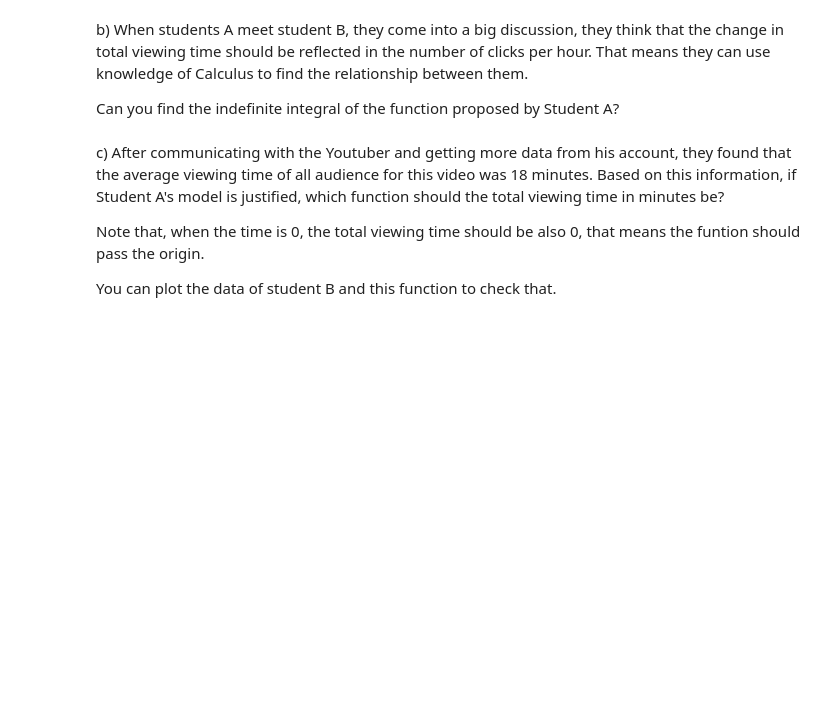
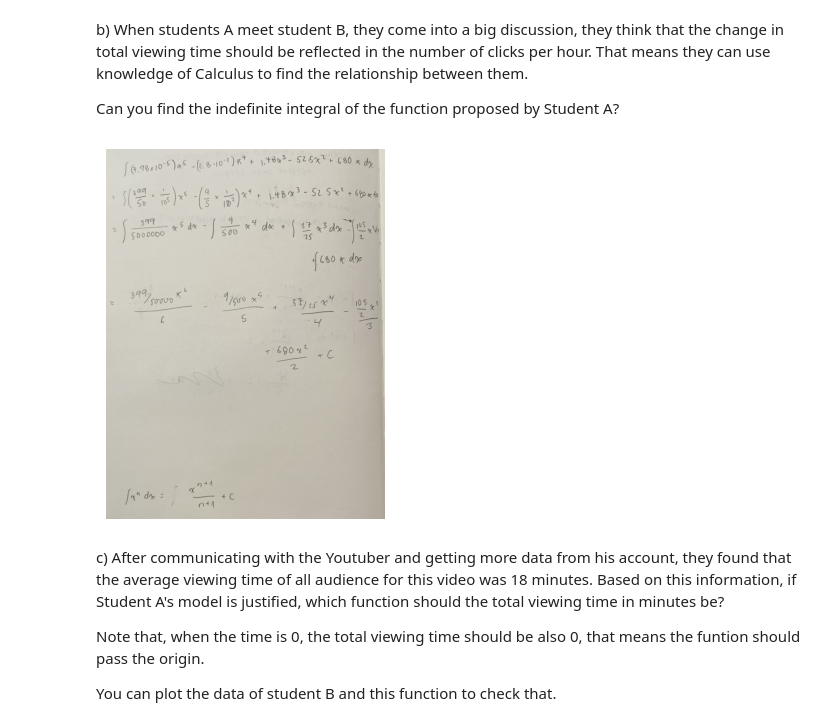
Before and after one commit to 12417100830158/computational-thinking-week-individual-15388913, a Jupyter notebook: challenge_calculus/Review_Calculus.ipynb, the cells around one changed output. Cells and saved outputs as stored; diff of their text form; code cells hidden in the pictures; blank space fills up the shorter version.

```diff
--- a/challenge_calculus/Review_Calculus.ipynb
+++ b/challenge_calculus/Review_Calculus.ipynb
@@ -76,6 +96,18 @@ where x is the past time in hour and y is the clicks. Can you plot the data and
 b) When students A meet student B, they come into a big discussion, they think that the change in total viewing time should be reflected in the number of clicks per hour. That means they can use knowledge of Calculus to find the relationship between them.
 
 Can you find the indefinite integral of the function proposed by Student A?
+# %%
+import matplotlib.image as mpimg
+
+# Load image from folder
+img = mpimg.imread("/Users/quynhmai/Documents/GitHub/computational-thinking-week-individual-15388913/challenge_calculus/CALCULUSSSS.png")
+
+# Show image
+plt.imshow(img)
+plt.axis("off")  # hide axis
+plt.show()
+# %% [output]
+[figure, added]
 # %% [markdown]
 c) After communicating with the Youtuber and getting more data from his account, they found that the average viewing time of all audience for this video was 18 minutes.
 Based on this information, if Student A's model is justified, which function should the total viewing time in minutes be?
```
Also changed, not shown: parts of 2 cells of this notebook.
